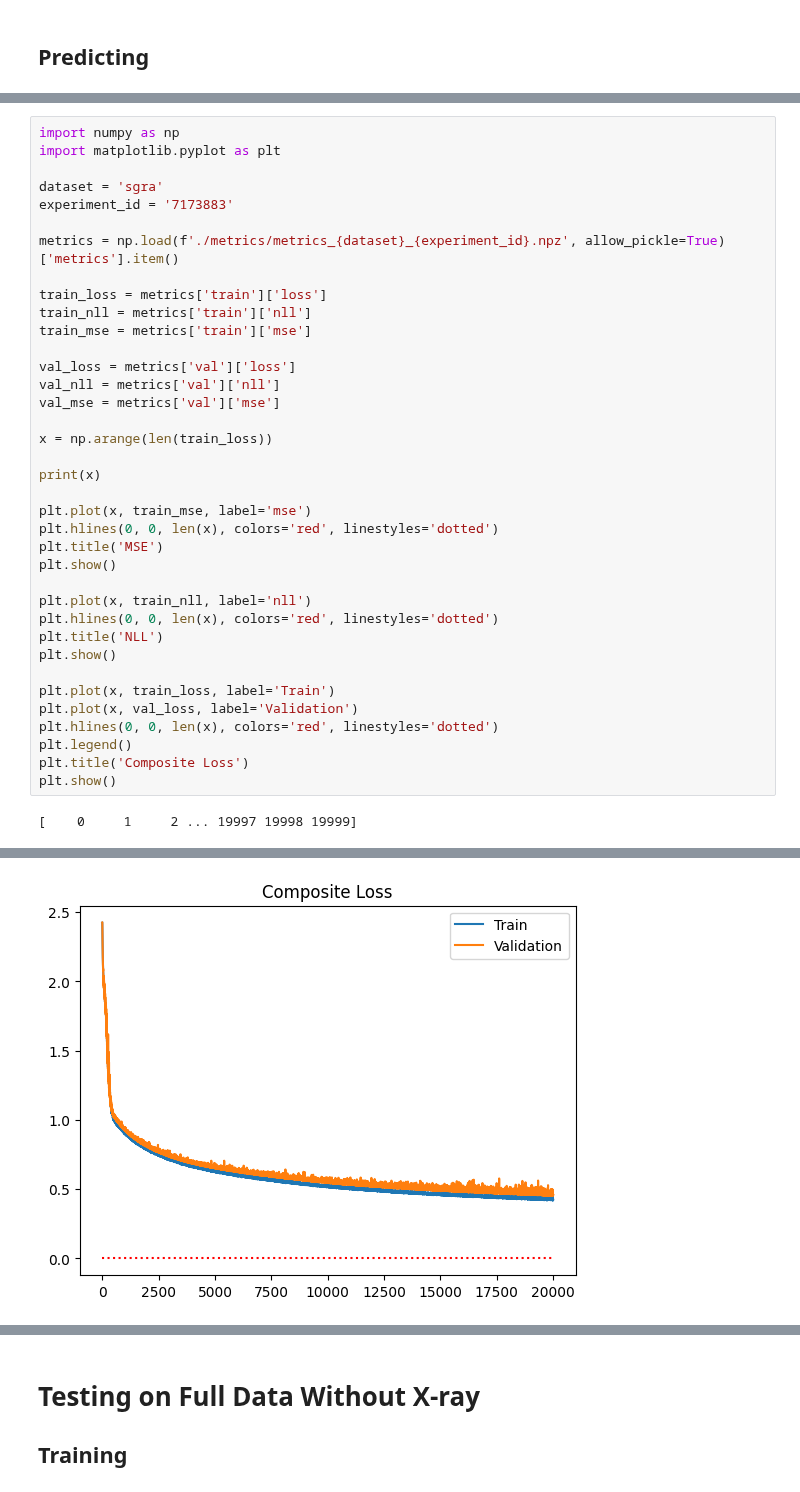
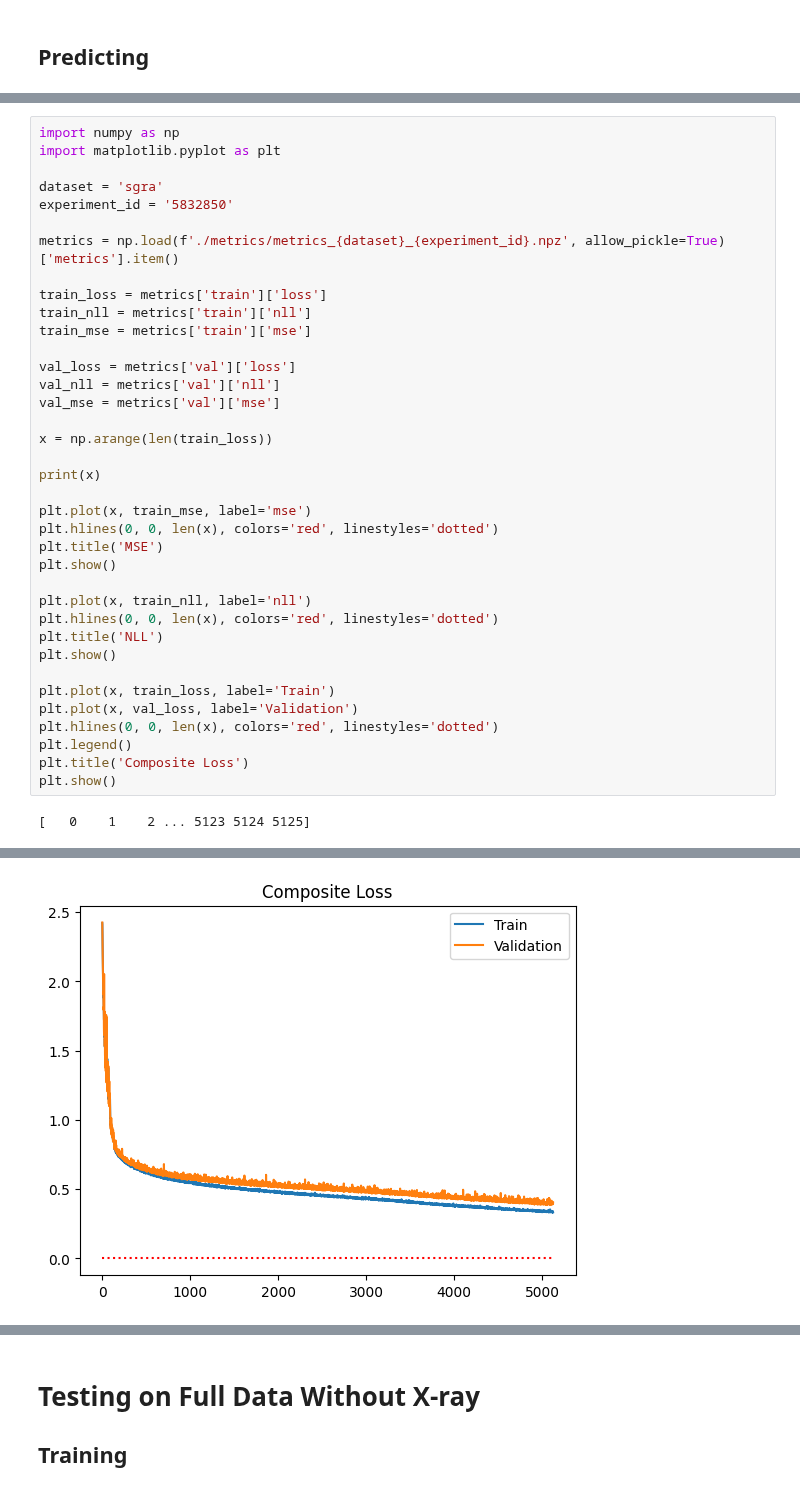
Before and after one commit to GabrielSasseville01/SgrA_Interpolation, a Jupyter notebook: Tripletformer/testing.ipynb, the cells around one changed output, grey strips where cells are left out. Drawn from its saved outputs; the diff is of its cells as text.

```diff
--- a/Tripletformer/testing.ipynb
+++ b/Tripletformer/testing.ipynb
@@ -137,7 +132,7 @@ import numpy as np
 import matplotlib.pyplot as plt
 
 dataset = 'sgra'
-experiment_id = '7173883'
+experiment_id = '5832850'
 
 metrics = np.load(f'./metrics/metrics_{dataset}_{experiment_id}.npz', allow_pickle=True)['metrics'].item()
 
@@ -170,4 +165,4 @@ plt.legend()
 plt.title('Composite Loss')
 plt.show()
 # %% [output]
-[    0     1     2 ... 19997 19998 19999]
+[   0    1    2 ... 5123 5124 5125]
@@ -176 +171 @@ plt.show()
-[figure, old version]
+[figure, new version]
```
Also changed, not shown: parts of 6 cells of this notebook, 3 other files.
